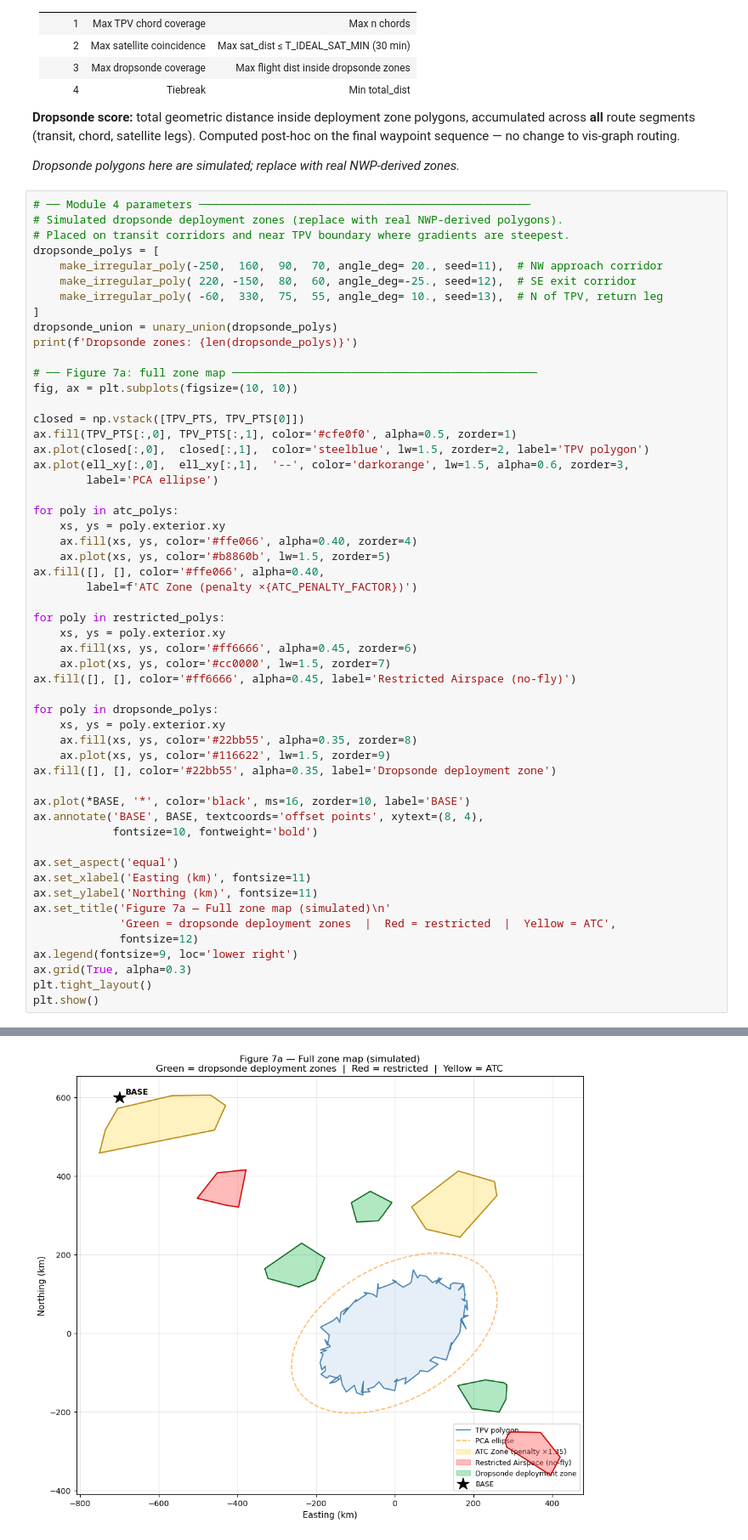
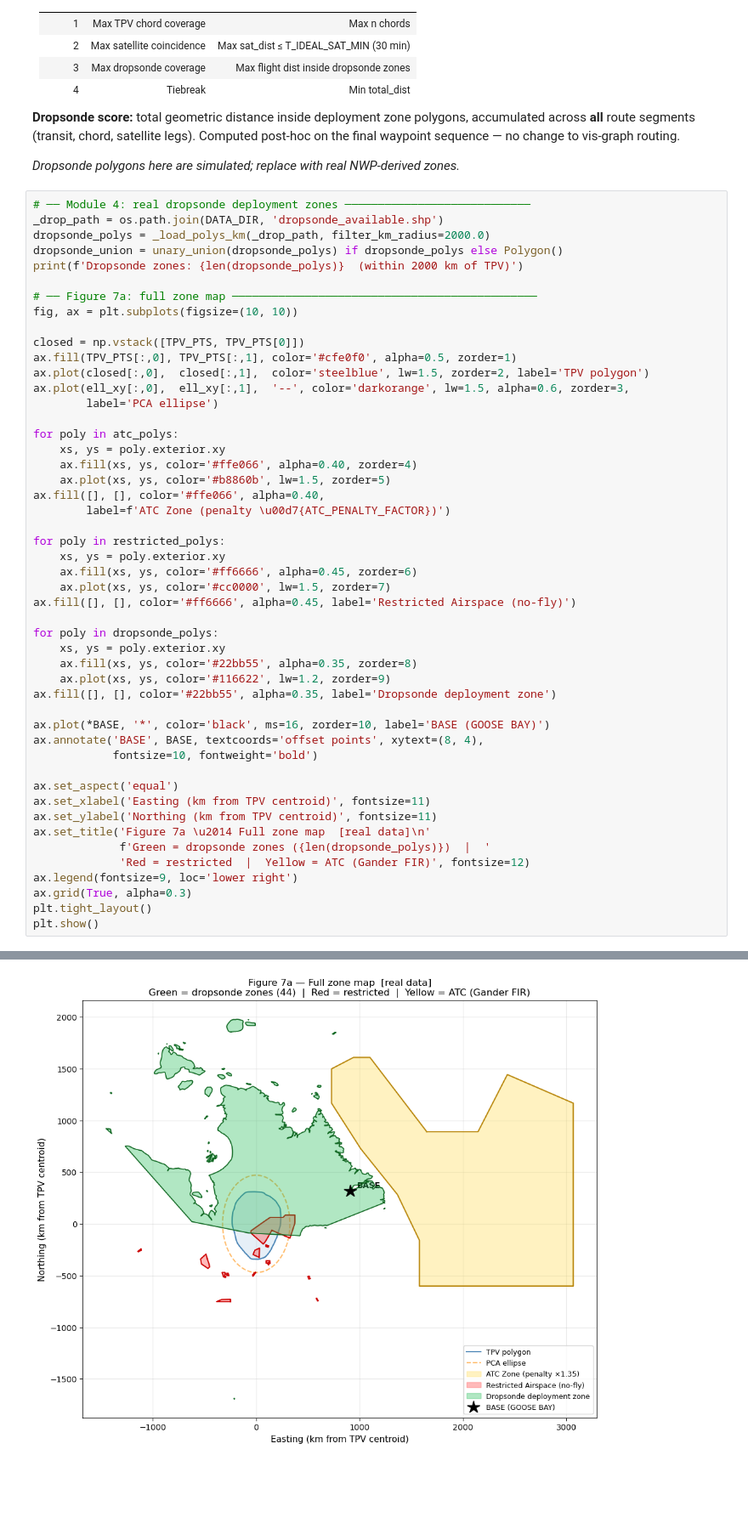
Before and after one commit to xf37/aerial-met-survey-optimizer, a Jupyter notebook: 07_tpv_route_planning.ipynb, the cells around one changed output, grey strips where cells are left out. Shown at 85% size. Saved outputs shown, nothing was run; the diff lists cells and outputs as text; blank space fills up the shorter version.

```diff
--- a/07_tpv_route_planning.ipynb
+++ b/07_tpv_route_planning.ipynb
@@ -1755,16 +1783,11 @@ Computed post-hoc on the final waypoint sequence — no change to vis-graph rout
 
 _Dropsonde polygons here are simulated; replace with real NWP-derived zones._
 # %%
-# ── Module 4 parameters ──────────────────────────────────────────────────
-# Simulated dropsonde deployment zones (replace with real NWP-derived polygons).
-# Placed on transit corridors and near TPV boundary where gradients are steepest.
-dropsonde_polys = [
-    make_irregular_poly(-250,  160,  90,  70, angle_deg= 20., seed=11),  # NW approach corridor
-    make_irregular_poly( 220, -150,  80,  60, angle_deg=-25., seed=12),  # SE exit corridor
-    make_irregular_poly( -60,  330,  75,  55, angle_deg= 10., seed=13),  # N of TPV, return leg
-]
-dropsonde_union = unary_union(dropsonde_polys)
-print(f'Dropsonde zones: {len(dropsonde_polys)}')
+# ── Module 4: real dropsonde deployment zones ────────────────────────────
+_drop_path = os.path.join(DATA_DIR, 'dropsonde_available.shp')
+dropsonde_polys = _load_polys_km(_drop_path, filter_km_radius=2000.0)
+dropsonde_union = unary_union(dropsonde_polys) if dropsonde_polys else Polygon()
+print(f'Dropsonde zones: {len(dropsonde_polys)}  (within 2000 km of TPV)')
 
 # ── Figure 7a: full zone map ──────────────────────────────────────────────
 fig, ax = plt.subplots(figsize=(10, 10))
@@ -1780,7 +1803,7 @@ for poly in atc_polys:
     ax.fill(xs, ys, color='#ffe066', alpha=0.40, zorder=4)
     ax.plot(xs, ys, color='#b8860b', lw=1.5, zorder=5)
 ax.fill([], [], color='#ffe066', alpha=0.40,
-        label=f'ATC Zone (penalty ×{ATC_PENALTY_FACTOR})')
+        label=f'ATC Zone (penalty \u00d7{ATC_PENALTY_FACTOR})')
 
 for poly in restricted_polys:
     xs, ys = poly.exterior.xy
@@ -1791,19 +1814,19 @@ ax.fill([], [], color='#ff6666', alpha=0.45, label='Restricted Airspace (no-fly)
 for poly in dropsonde_polys:
     xs, ys = poly.exterior.xy
     ax.fill(xs, ys, color='#22bb55', alpha=0.35, zorder=8)
-    ax.plot(xs, ys, color='#116622', lw=1.5, zorder=9)
+    ax.plot(xs, ys, color='#116622', lw=1.2, zorder=9)
 ax.fill([], [], color='#22bb55', alpha=0.35, label='Dropsonde deployment zone')
 
-ax.plot(*BASE, '*', color='black', ms=16, zorder=10, label='BASE')
+ax.plot(*BASE, '*', color='black', ms=16, zorder=10, label='BASE (GOOSE BAY)')
 ax.annotate('BASE', BASE, textcoords='offset points', xytext=(8, 4),
             fontsize=10, fontweight='bold')
 
 ax.set_aspect('equal')
-ax.set_xlabel('Easting (km)', fontsize=11)
-ax.set_ylabel('Northing (km)', fontsize=11)
-ax.set_title('Figure 7a — Full zone map (simulated)\n'
-             'Green = dropsonde deployment zones  |  Red = restricted  |  Yellow = ATC',
-             fontsize=12)
+ax.set_xlabel('Easting (km from TPV centroid)', fontsize=11)
+ax.set_ylabel('Northing (km from TPV centroid)', fontsize=11)
+ax.set_title('Figure 7a \u2014 Full zone map  [real data]\n'
+             f'Green = dropsonde zones ({len(dropsonde_polys)})  |  '
+             'Red = restricted  |  Yellow = ATC (Gander FIR)', fontsize=12)
 ax.legend(fontsize=9, loc='lower right')
 ax.grid(True, alpha=0.3)
 plt.tight_layout()
@@ -1813,4 +1836,4 @@ Dropsonde zones: 3
-[figure, old version]
+[figure, new version]
 # %%
 # ── Dropsonde scoring helper ───────────────────────────────────────────────
 def route_dropsonde_dist(wpts, dropsonde_geom):
```
Also changed, not shown: parts of 16 cells of this notebook.
